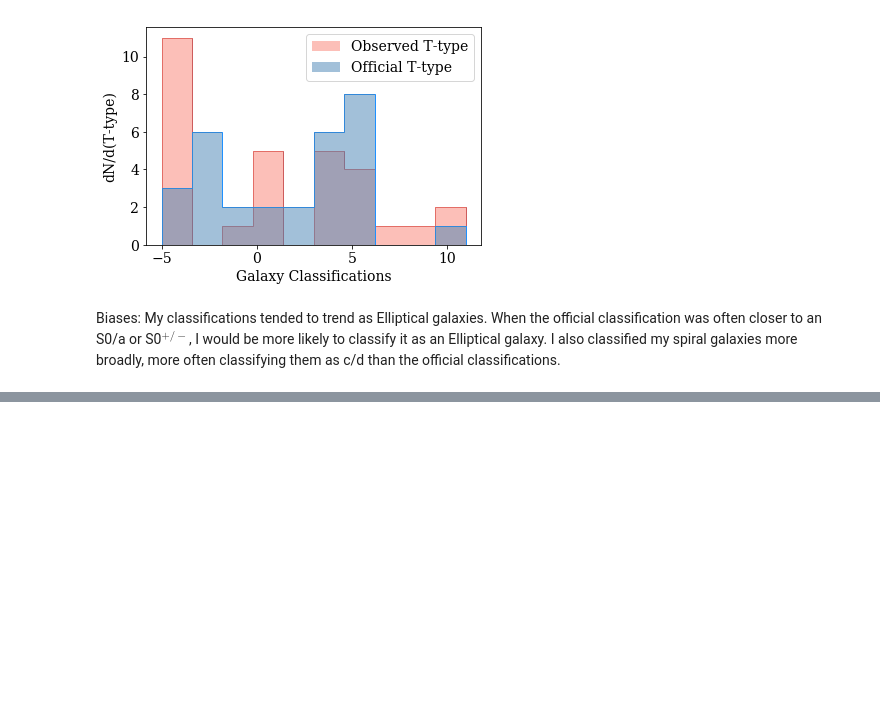
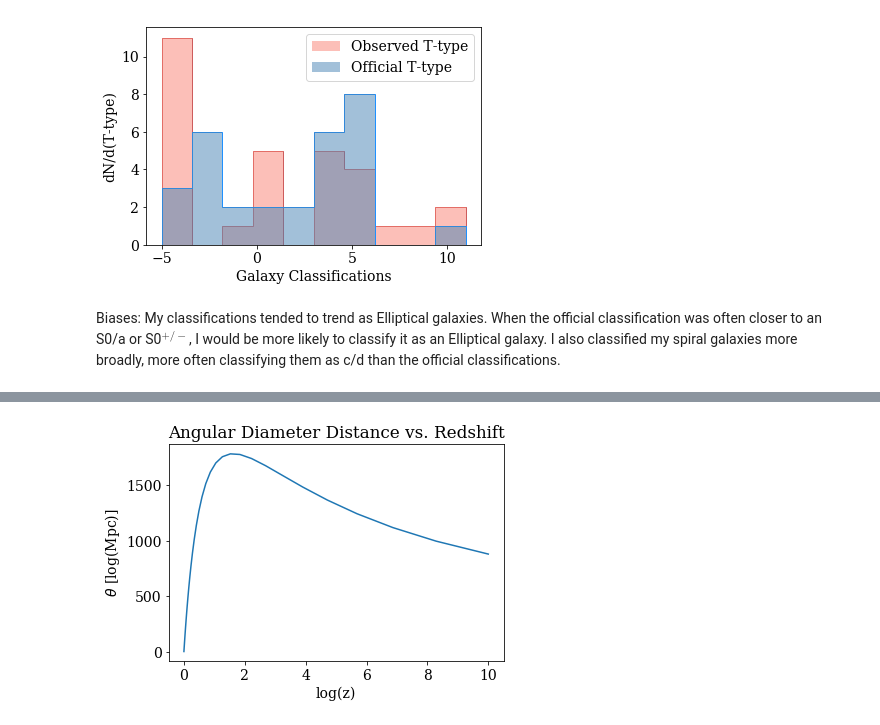
Before and after one commit to nnicolesanchez/AST512_EXOG_dalcanton, a Jupyter notebook: sanchez_problemset1.ipynb, the cells around one changed output, grey strips where cells are left out. Saved outputs shown, nothing was run; the diff lists cells and outputs as text; code cells hidden in the pictures; blank space fills up the shorter version.

```diff
--- a/sanchez_problemset1.ipynb
+++ b/sanchez_problemset1.ipynb
@@ -115,0 +117,12 @@ plt.show()
+# %%
+# Plot Angular Diameter Distance
+Ang_diam_dist = cosmo.angular_diameter_distance(z)
+#print(Ang_diam_dist)
+
+plt.plot(z,Ang_diam_dist.value)
+plt.title('Angular Diameter Distance vs. Redshift')
+plt.ylabel(r'$\theta$ [log(Mpc)]')
+plt.xlabel('log(z)')
+plt.show()
+# %% [output]
+[figure, added]
```
Also changed, not shown: parts of 7 cells of this notebook.
